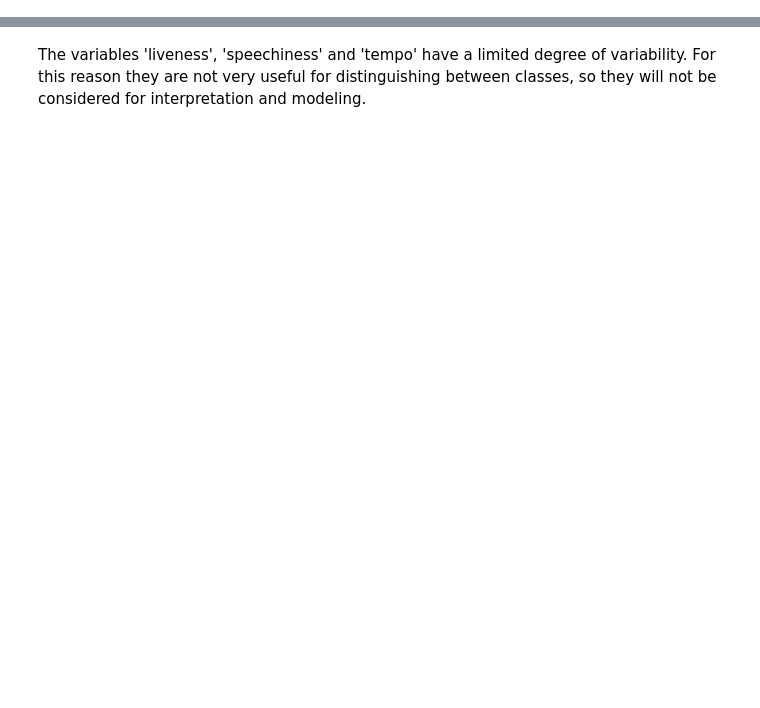
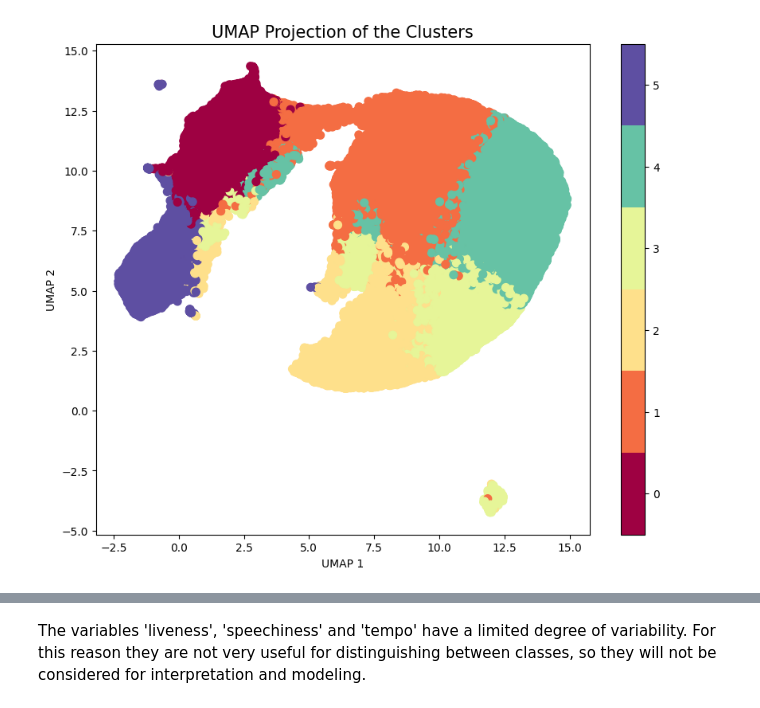
Before and after one commit to elena563/spotitype, a Jupyter notebook: backend/notebook/ca.ipynb, the cells around one changed output, grey strips where cells are left out. Saved outputs shown, nothing was run; the diff lists cells and outputs as text; code cells hidden in the pictures; blank space fills up the shorter version.

Commit message:
Add more insights to cluster analysis

```diff
--- a/backend/notebook/ca.ipynb
+++ b/backend/notebook/ca.ipynb
@@ -18,0 +13,3 @@ stats
+# %%
+df = pd.read_csv('../data/scaled_data.csv')
+X_scaled = df.values
@@ -18,0 +53,4 @@ stats
+# %%
+model = KMeans(n_clusters=6, random_state=42)
+labels = model.fit_predict(df)
+df['cluster'] = labels
@@ -18,0 +77,24 @@ stats
+# %%
+reducer = umap.UMAP(
+    n_neighbors=20,
+    min_dist=0.1,
+    random_state=42
+)
+
+embedding = reducer.fit_transform(X_scaled)
+
+plt.figure(figsize=(10, 8))
+plt.scatter(
+    embedding[:, 0],
+    embedding[:, 1],
+    c=labels,
+    cmap='Spectral',
+    s=50
+)
+plt.title('UMAP Projection of the Clusters', fontsize=15)
+plt.xlabel('UMAP 1')
+plt.ylabel('UMAP 2')
+plt.colorbar(boundaries=np.arange(7)-0.5).set_ticks(np.arange(6))
+plt.show()
+# %% [output]
+[figure, added]
```
Also changed, not shown: parts of 7 cells of this notebook, 1 other file.
